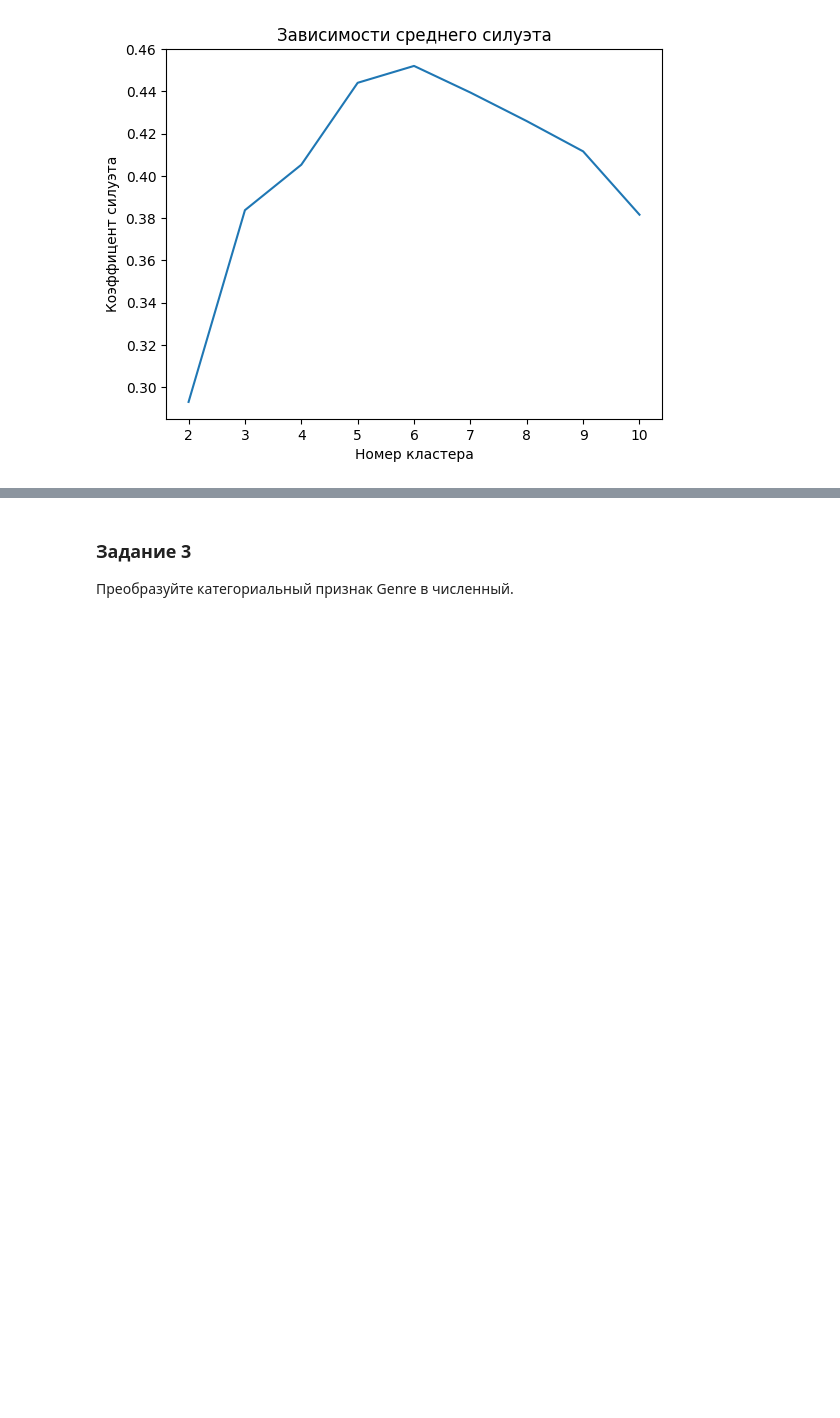
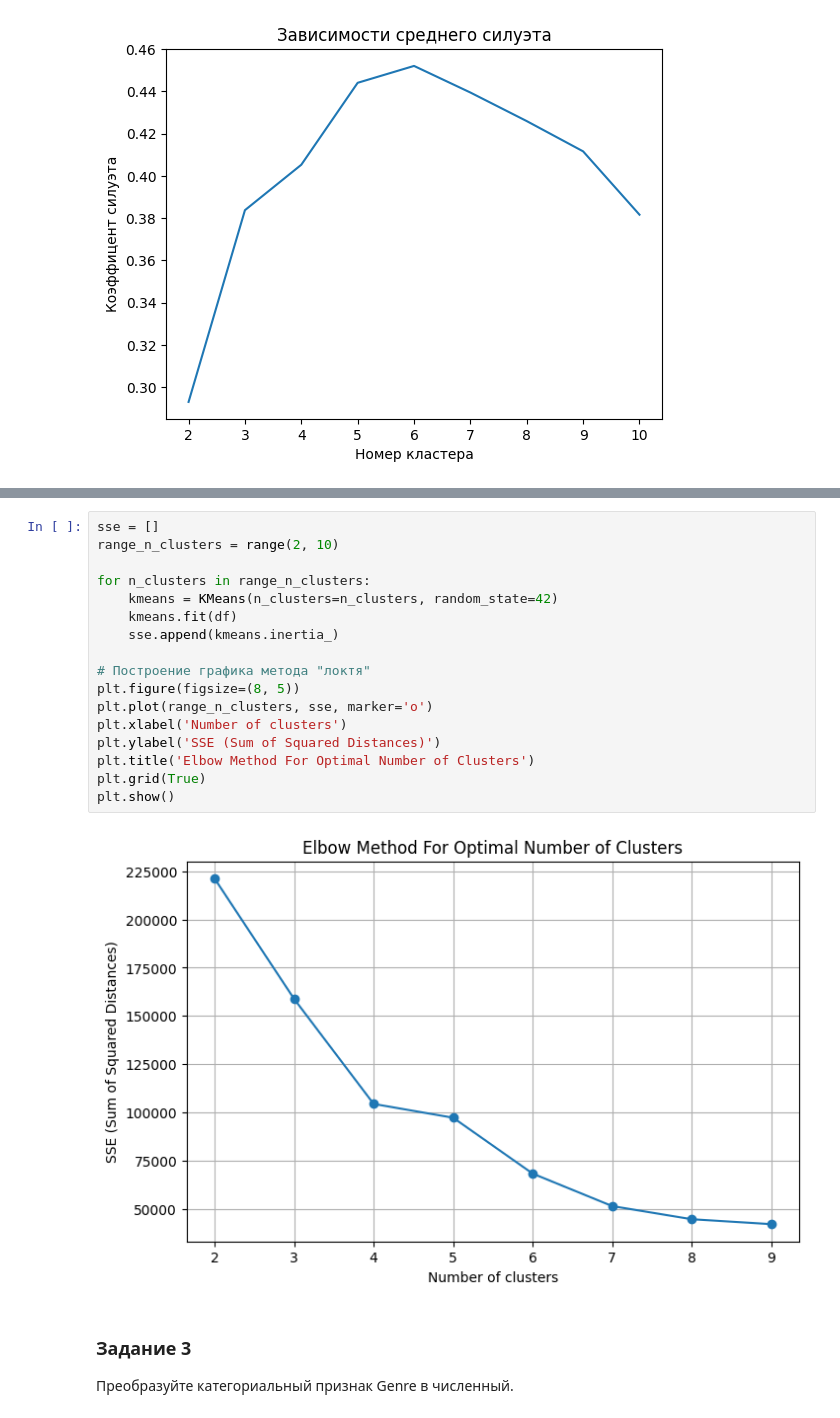
Before and after one commit to ulis891/ML, a Jupyter notebook: HW_7.ipynb, the cells around one changed output, grey strips where cells are left out. Saved outputs shown, nothing was run; the diff lists cells and outputs as text; blank space fills up the shorter version.

```diff
--- a/HW_7.ipynb
+++ b/HW_7.ipynb
@@ -120,3 +137,22 @@ plt.show()
+# %%
+sse = []
+range_n_clusters = range(2, 10)
+
+for n_clusters in range_n_clusters:
+    kmeans = KMeans(n_clusters=n_clusters, random_state=42)
+    kmeans.fit(df)
+    sse.append(kmeans.inertia_)
+
+# Построение графика метода "локтя"
+plt.figure(figsize=(8, 5))
+plt.plot(range_n_clusters, sse, marker='o')
+plt.xlabel('Number of clusters')
+plt.ylabel('SSE (Sum of Squared Distances)')
+plt.title('Elbow Method For Optimal Number of Clusters')
+plt.grid(True)
+plt.show()
+# %% [output]
+[figure, added]
 # %% [markdown]
 ### Задание 3
 
```
Also changed, not shown: parts of 2 cells of this notebook.
